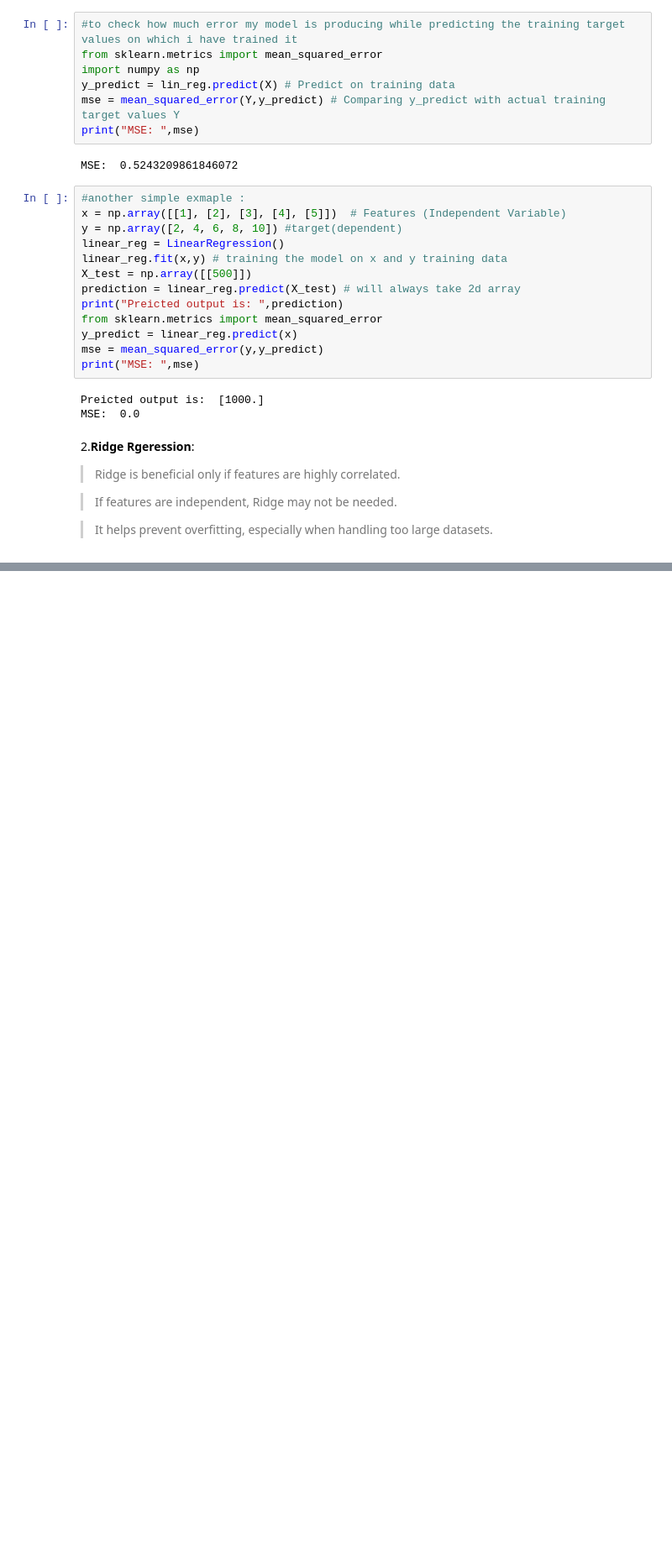
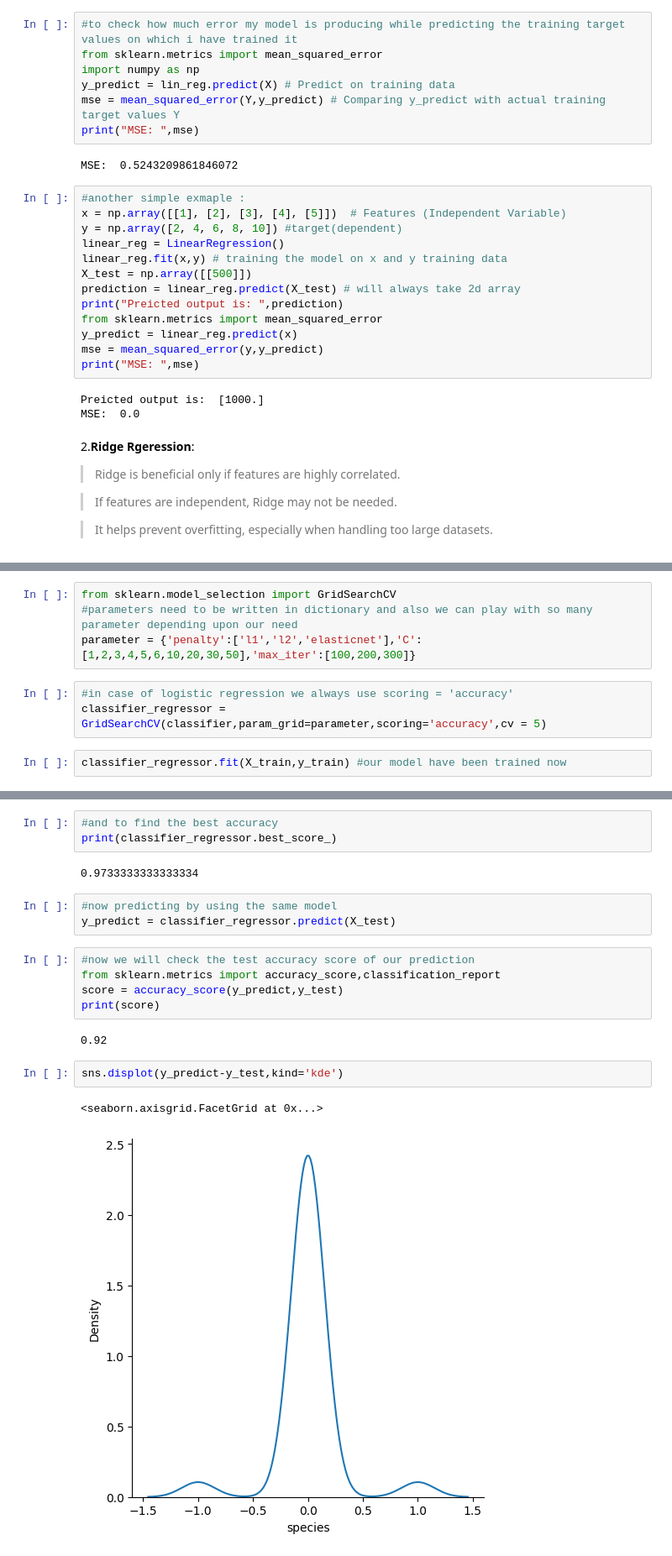
Before and after one commit to Adityaroy000/Machine-Learning, a Jupyter notebook: PracticalOfRegression.ipynb, the cells around one changed output, grey strips where cells are left out. Shown at 84% size. Cells and saved outputs as stored; diff of their text form; blank space fills up the shorter version.

Commit message:
Practical Implementation of Linear, Ride & Laso and Logistic Regression Algorithm

```diff
--- a/PracticalOfRegression.ipynb
+++ b/PracticalOfRegression.ipynb
@@ -167,0 +285,9 @@ Best MSE:  0.5581020035625641
+# %%
+from sklearn.model_selection import GridSearchCV
+#parameters need to be written in dictionary and also we can play with so many parameter depending upon our need
+parameter = {'penalty':['l1','l2','elasticnet'],'C':[1,2,3,4,5,6,10,20,30,50],'max_iter':[100,200,300]}
+# %%
+#in case of logistic regression we always use scoring = 'accuracy'
+classifier_regressor = GridSearchCV(classifier,param_grid=parameter,scoring='accuracy',cv = 5)
+# %%
+classifier_regressor.fit(X_train,y_train) #our model have been trained now
@@ -167,0 +322,20 @@ Best MSE:  0.5581020035625641
+# %%
+#and to find the best accuracy
+print(classifier_regressor.best_score_)
+# %% [output]
+0.9733333333333334
+# %%
+#now predicting by using the same model
+y_predict = classifier_regressor.predict(X_test)
+# %%
+#now we will check the test accuracy score of our prediction
+from sklearn.metrics import accuracy_score,classification_report
+score = accuracy_score(y_predict,y_test)
+print(score)
+# %% [output]
+0.92
+# %%
+sns.displot(y_predict-y_test,kind='kde')
+# %% [output]
+<seaborn.axisgrid.FacetGrid at 0x...>
+[figure, added]
```
Also changed, not shown: parts of 19 cells of this notebook.
